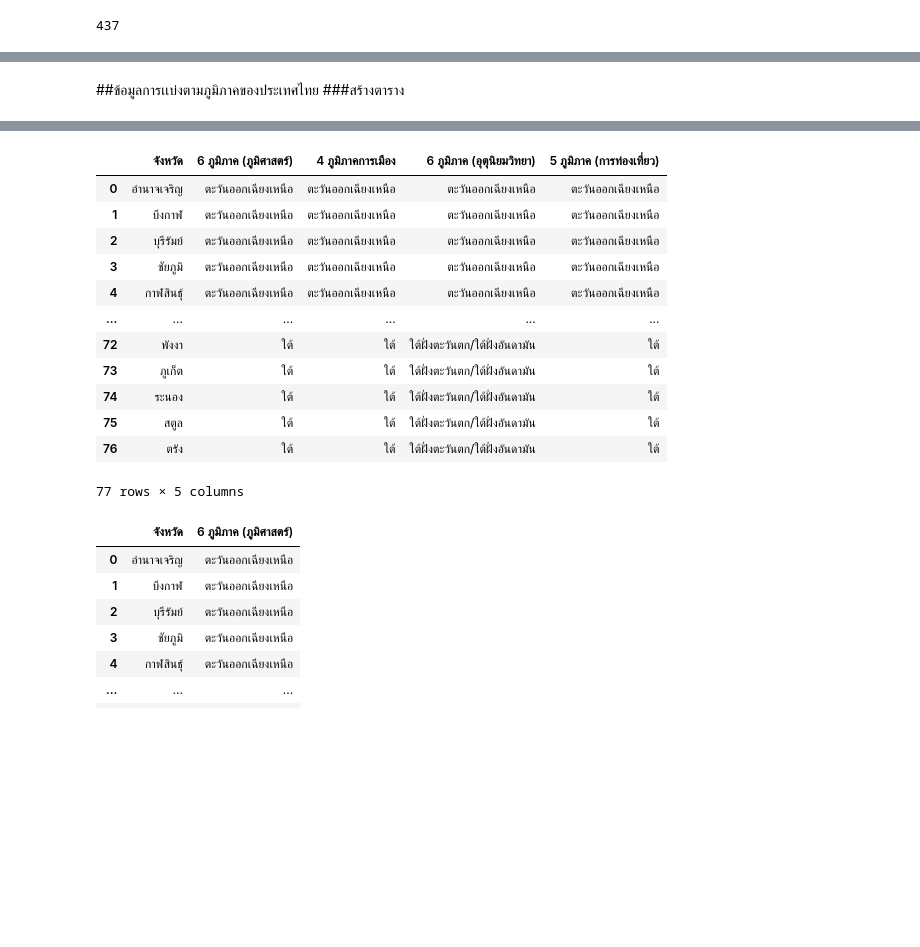
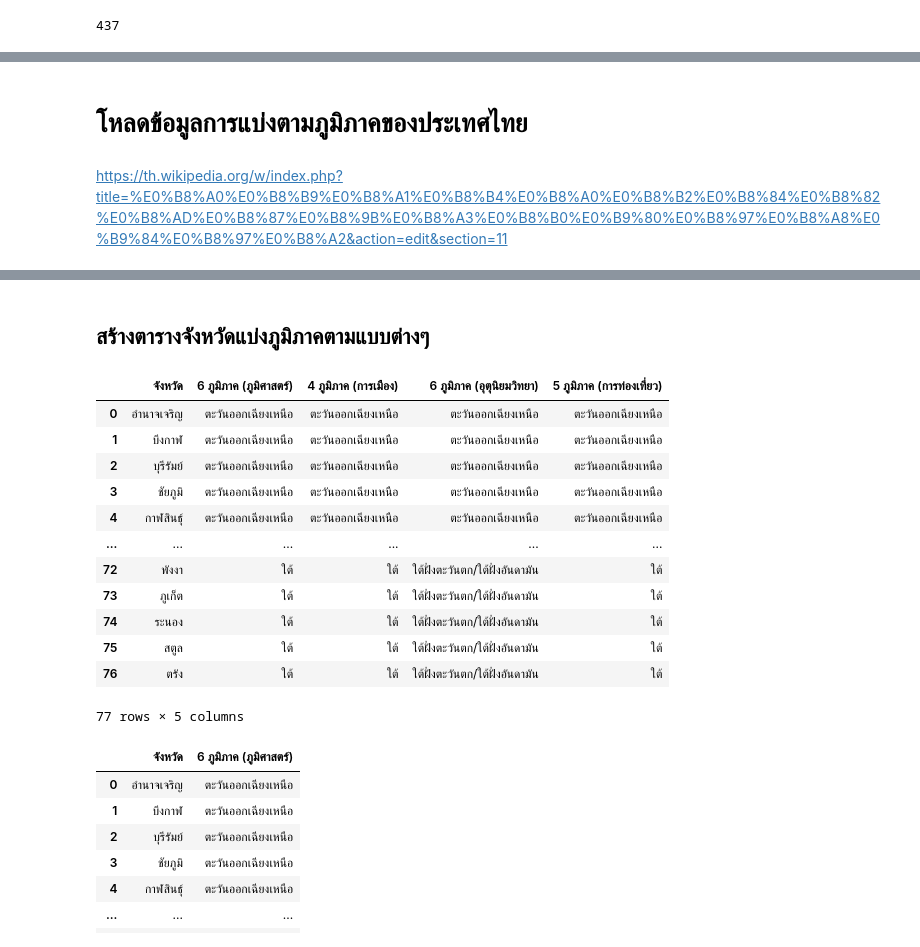
Before and after one commit to Chanunchida-May/data_viz_2022, a Jupyter notebook: ProjectDashBoard.ipynb, the cells around one changed output, grey strips where cells are left out. Drawn from its saved outputs; the diff is of its cells as text; code cells hidden in the pictures; blank space fills up the shorter version.

```diff
--- a/ProjectDashBoard.ipynb
+++ b/ProjectDashBoard.ipynb
@@ -797,5 +772,6 @@ data_vid4
 # %% [markdown]
-##ข้อมูลการเเบ่งตามภูมิภาคของประเทศไทย
-###สร้างตาราง
+# โหลดข้อมูลการแบ่งตามภูมิภาคของประเทศไทย
+# %% [markdown]
+https://th.wikipedia.org/w/index.php?title=%E0%B8%A0%E0%B8%B9%E0%B8%A1%E0%B8%B4%E0%B8%A0%E0%B8%B2%E0%B8%84%E0%B8%82%E0%B8%AD%E0%B8%87%E0%B8%9B%E0%B8%A3%E0%B8%B0%E0%B9%80%E0%B8%97%E0%B8%A8%E0%B9%84%E0%B8%97%E0%B8%A2&action=edit&section=11
 # %% [markdown]
 ![image.png](embedded-picture-1)
@@ -804,5 +778,7 @@ import pandas as pd #import pandas เพื่อนำเอาไปใช้
+# %% [markdown]
+## สร้างตารางจังหวัดแบ่งภูมิภาคตามแบบต่างๆ
 # %%
-#วิธีDictionary(column oriented) สร้างตัวเเปร data_province ขึ้นมา เเล้วกำหนดคอลัมน์ ได้เเก่ จังหวัด,6 ภูมิภาค (ภูมิศาสตร์),4 ภูมิภาคการเมือง,6 ภูมิภาค (อุตุนิยมวิทยา),5 ภูมิภาค (การท่องเที่ยว)
+# วิธีDictionary(column oriented) สร้างตัวเเปร data_province ขึ้นมา เเล้วกำหนดคอลัมน์ ได้เเก่ จังหวัด,6 ภูมิภาค (ภูมิศาสตร์),4 ภูมิภาคการเมือง,6 ภูมิภาค (อุตุนิยมวิทยา),5 ภูมิภาค (การท่องเที่ยว)
 data_province = {'จังหวัด':['อำนาจเจริญ', 'บึงกาฬ', 'บุรีรัมย์', 'ชัยภูมิ', 'กาฬสินธุ์', 'ขอนแก่น', 'เลย', 'มหาสารคาม', 'มุกดาหาร', 'นครพนม', 'นครราชสีมา', 'หนองบัวลำภู', 'หนองคาย', 'ร้อยเอ็ด', 'สกลนคร', 'ศรีสะเกษ', 'สุรินทร์', 'อุบลราชธานี', 'อุดรธานี',
                        'ยโสธร','เชียงใหม่', 'เชียงราย', 'ลำปาง', 'ลำพูน', 'แม่ฮ่องสอน', 'น่าน', 'พะเยา', 'แพร่', 'อุตรดิตถ์','ตาก','สุโขทัย', 'พิษณุโลก', 'พิจิตร', 'กำแพงเพชร', 'เพชรบูรณ์','นครสวรรค์', 'อุทัยธานี',
                        'อ่างทอง', 'ชัยนาท', 'พระนครศรีอยุธยา', 'กรุงเทพมหานคร', 'ลพบุรี', 'นครปฐม', 'นนทบุรี', 'ปทุมธานี', 'สมุทรปราการ', 'สมุทรสาคร', 'สมุทรสงคราม', 'สระบุรี', 'สิงห์บุรี', 'สุพรรณบุรี',
@@ -812,7 +788,7 @@ data_province = {'จังหวัด':['อำนาจเจริญ', 'บ
                         'ตะวันออกเฉียงเหนือ','ตะวันออกเฉียงเหนือ','ตะวันออกเฉียงเหนือ','ตะวันออกเฉียงเหนือ','ตะวันออกเฉียงเหนือ','ตะวันออกเฉียงเหนือ','ตะวันออกเฉียงเหนือ','ตะวันออกเฉียงเหนือ','ตะวันออกเฉียงเหนือ','ตะวันออกเฉียงเหนือ',
                         'เหนือ','เหนือ','เหนือ','เหนือ','เหนือ','เหนือ','เหนือ','เหนือ','เหนือ','ตะวันตก','กลาง','กลาง','กลาง','กลาง','กลาง','กลาง','กลาง','กลาง','กลาง','กลาง','กลาง','กลาง','กลาง','กลาง','กลาง','กลาง','กลาง','กลาง','กลาง','กลาง','กลาง','กลาง',
                         'ตะวันออก','ตะวันออก','ตะวันออก','ตะวันออก','ตะวันออก','ตะวันออก','ตะวันออก','ตะวันตก','ตะวันตก','ตะวันตก','ตะวันตก','ใต้','ใต้','ใต้','ใต้','ใต้','ใต้','ใต้','ใต้','ใต้','ใต้','ใต้','ใต้','ใต้','ใต้'],
-                    '4 ภูมิภาคการเมือง':['ตะวันออกเฉียงเหนือ','ตะวันออกเฉียงเหนือ','ตะวันออกเฉียงเหนือ','ตะวันออกเฉียงเหนือ','ตะวันออกเฉียงเหนือ','ตะวันออกเฉียงเหนือ','ตะวันออกเฉียงเหนือ','ตะวันออกเฉียงเหนือ','ตะวันออกเฉียงเหนือ','ตะวันออกเฉียงเหนือ',
+                    '4 ภูมิภาค (การเมือง)':['ตะวันออกเฉียงเหนือ','ตะวันออกเฉียงเหนือ','ตะวันออกเฉียงเหนือ','ตะวันออกเฉียงเหนือ','ตะวันออกเฉียงเหนือ','ตะวันออกเฉียงเหนือ','ตะวันออกเฉียงเหนือ','ตะวันออกเฉียงเหนือ','ตะวันออกเฉียงเหนือ','ตะวันออกเฉียงเหนือ',
                         'ตะวันออกเฉียงเหนือ','ตะวันออกเฉียงเหนือ','ตะวันออกเฉียงเหนือ','ตะวันออกเฉียงเหนือ','ตะวันออกเฉียงเหนือ','ตะวันออกเฉียงเหนือ','ตะวันออกเฉียงเหนือ','ตะวันออกเฉียงเหนือ','ตะวันออกเฉียงเหนือ','ตะวันออกเฉียงเหนือ',
                         'เหนือ','เหนือ','เหนือ','เหนือ','เหนือ','เหนือ','เหนือ','เหนือ','เหนือ','เหนือ','เหนือ','เหนือ','เหนือ','เหนือ','เหนือ','เหนือ','เหนือ','กลาง','กลาง','กลาง','กลาง','กลาง','กลาง','กลาง','กลาง','กลาง','กลาง','กลาง','กลาง','กลาง','กลาง','กลาง','กลาง','กลาง','กลาง',
                         'กลาง','กลาง','กลาง','กลาง','กลาง','กลาง','กลาง','กลาง','ใต้','ใต้','ใต้','ใต้','ใต้','ใต้','ใต้','ใต้','ใต้','ใต้','ใต้','ใต้','ใต้','ใต้'],
@@ -829,10 +805,10 @@ data_province = {'จังหวัด':['อำนาจเจริญ', 'บ
 
              }
 # %%
-province_all = pd.DataFrame.from_dict(data_province) #สร้างตารางpandasจากdata_province
-province_all #เเสดงข้อมูลในตารางทั้งหมด
+provincemix = pd.DataFrame.from_dict(data_province) # สร้างตาราง pandas จาก data_province
+provincemix # เเสดงข้อมูลในตารางทั้งหมด
 # %% [output]
-|  | จังหวัด | 6 ภูมิภาค (ภูมิศาสตร์) | 4 ภูมิภาคการเมือง | 6 ภูมิภาค (อุตุนิยมวิทยา) | 5 ภูมิภาค (การท่องเที่ยว) |
+|  | จังหวัด | 6 ภูมิภาค (ภูมิศาสตร์) | 4 ภูมิภาค (การเมือง) | 6 ภูมิภาค (อุตุนิยมวิทยา) | 5 ภูมิภาค (การท่องเที่ยว) |
 | 0 | อำนาจเจริญ | ตะวันออกเฉียงเหนือ | ตะวันออกเฉียงเหนือ | ตะวันออกเฉียงเหนือ | ตะวันออกเฉียงเหนือ |
 | 1 | บึงกาฬ | ตะวันออกเฉียงเหนือ | ตะวันออกเฉียงเหนือ | ตะวันออกเฉียงเหนือ | ตะวันออกเฉียงเหนือ |
 | 2 | บุรีรัมย์ | ตะวันออกเฉียงเหนือ | ตะวันออกเฉียงเหนือ | ตะวันออกเฉียงเหนือ | ตะวันออกเฉียงเหนือ |
```
Also changed, not shown: parts of 69 cells of this notebook.
